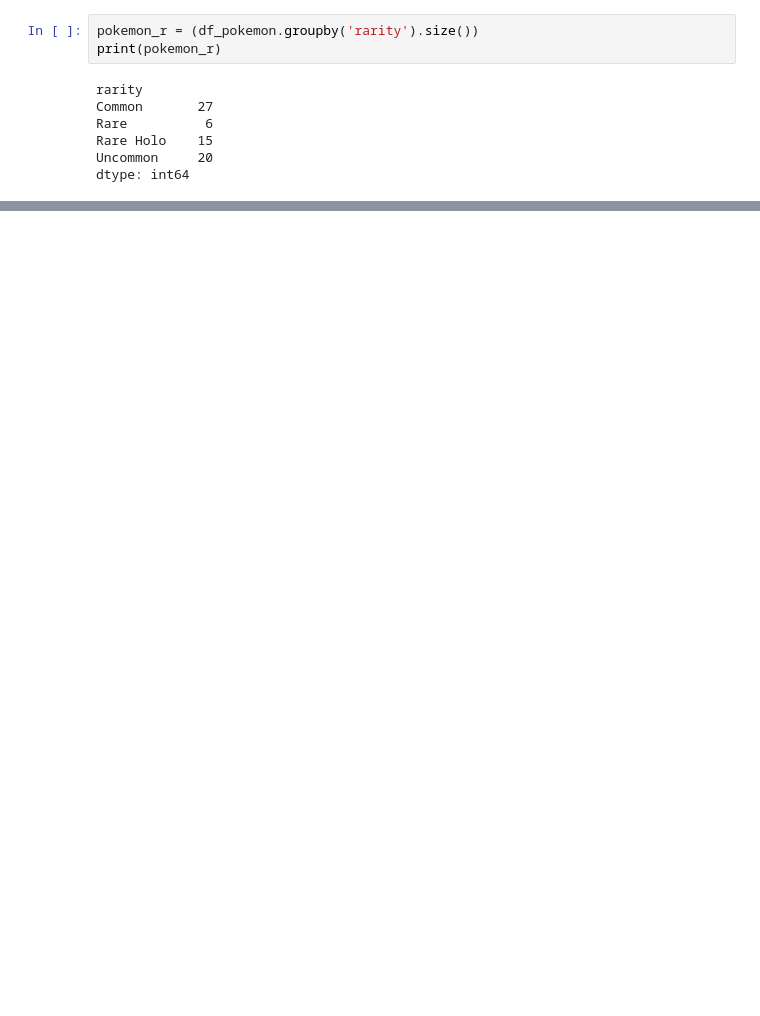
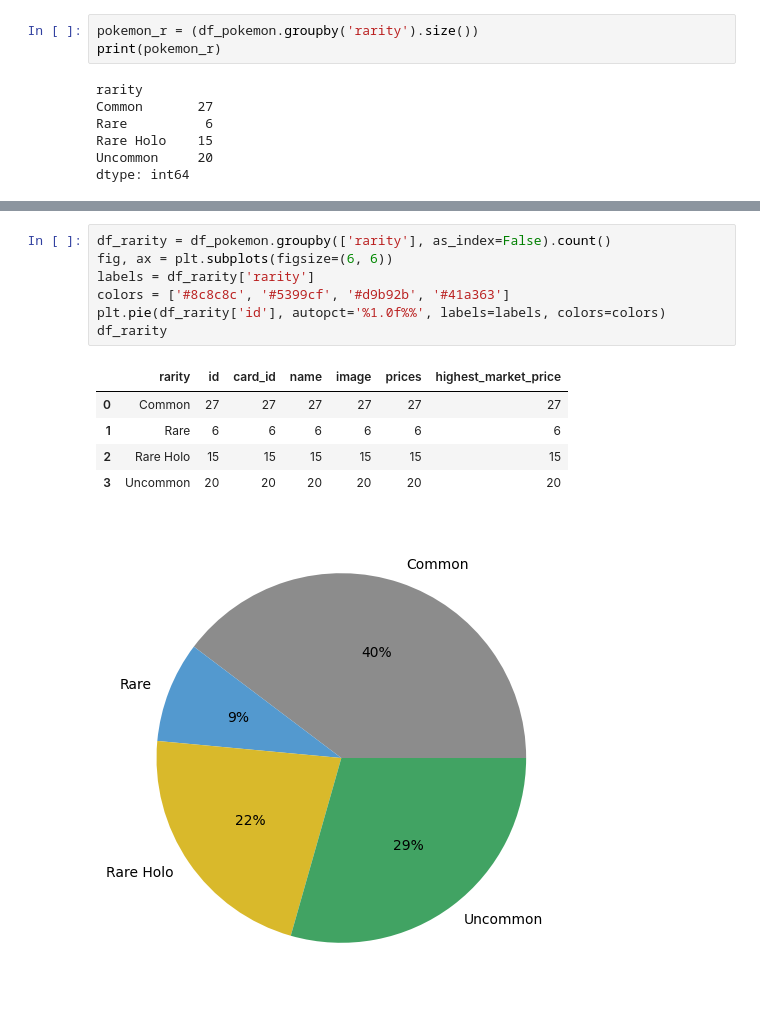
Before and after one commit to loganfu06/ThePokeymenTCG, a Jupyter notebook: pokemontcg/cardData/test.ipynb, the cells around one changed output, grey strips where cells are left out. Saved outputs shown, nothing was run; the diff lists cells and outputs as text; blank space fills up the shorter version.

```diff
--- a/pokemontcg/cardData/test.ipynb
+++ b/pokemontcg/cardData/test.ipynb
@@ -60,0 +109,14 @@ dtype: int64
+# %%
+df_rarity = df_pokemon.groupby(['rarity'], as_index=False).count()
+fig, ax = plt.subplots(figsize=(6, 6))
+labels = df_rarity['rarity']
+colors = ['#8c8c8c', '#5399cf', '#d9b92b', '#41a363']
+plt.pie(df_rarity['id'], autopct='%1.0f%%', labels=labels, colors=colors)
+df_rarity
+# %% [output]
+|  | rarity | id | card_id | name | image | prices | highest_market_price |
+| 0 | Common | 27 | 27 | 27 | 27 | 27 | 27 |
+| 1 | Rare | 6 | 6 | 6 | 6 | 6 | 6 |
+| 2 | Rare Holo | 15 | 15 | 15 | 15 | 15 | 15 |
+| 3 | Uncommon | 20 | 20 | 20 | 20 | 20 | 20 |
+[figure, added]
```
Also changed, not shown: parts of 5 cells of this notebook, 2 other files.
